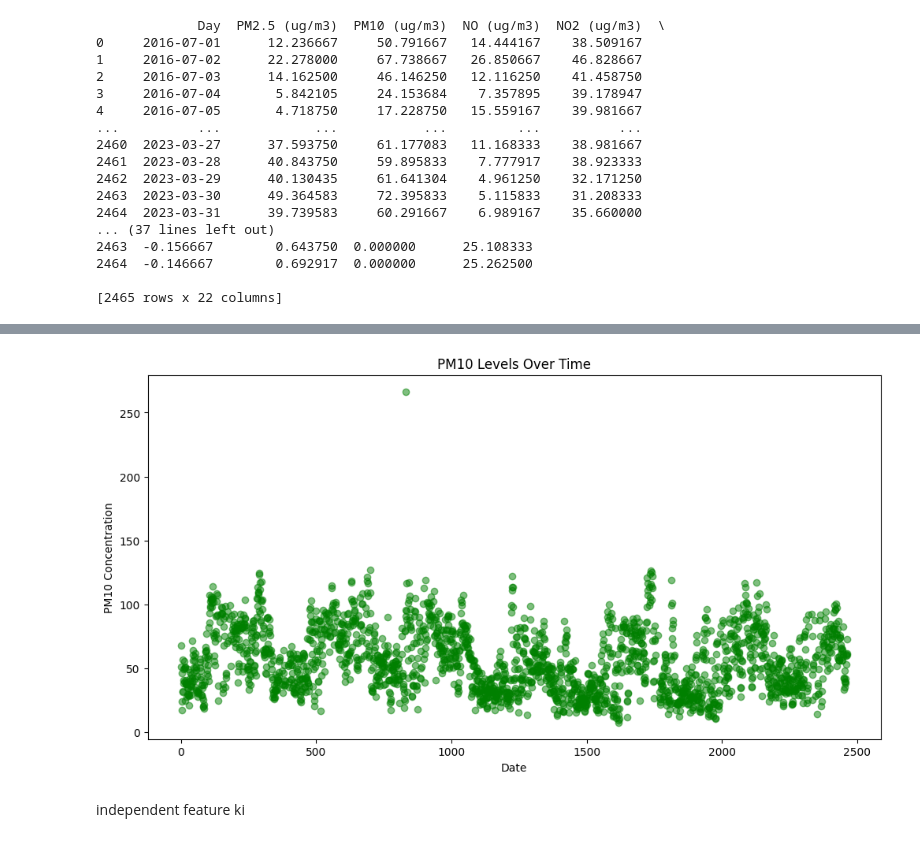
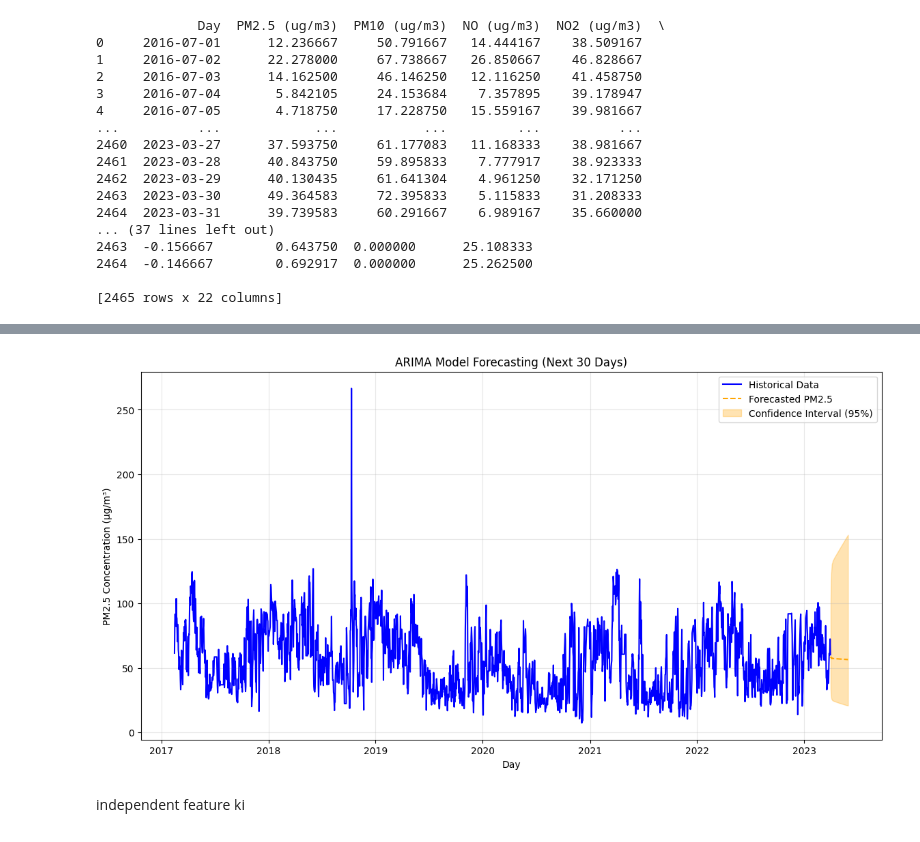
Before and after one commit to akhileshmanukonda/Air-quality-project-, a Jupyter notebook: Data_science_project.ipynb, the cells around one changed output, grey strips where cells are left out. Saved outputs shown, nothing was run; the diff lists cells and outputs as text; code cells hidden in the pictures.

```diff
--- a/Data_science_project.ipynb
+++ b/Data_science_project.ipynb
@@ -96,13 +95,23 @@ plt.show()
-# %%
-plt.figure(figsize=(12, 6))
-plt.scatter(daily_report.index, daily_report['PM10 (ug/m3)'], alpha=0.5,\
-            color='green')
-plt.title('PM10 Levels Over Time')
-plt.xlabel('Date')
-plt.ylabel('PM10 Concentration')
-plt.show()
-# %% [output]
-[figure, removed]
+# %%
+plt.figure(figsize=(14, 7))
+plt.plot(daily_report['Day'], np.exp(daily_report['daily_report_log']), label='Historical Data', color='blue')
+plt.plot(forecast_index, forecast_values, label='Forecasted PM2.5', color='orange', linestyle='--')
+plt.fill_between(
+    forecast_index,
+    forecast_ci_lower,
+    forecast_ci_upper,
+    color='orange',
+    alpha=0.3,
+    label='Confidence Interval (95%)'
+)
+plt.title('ARIMA Model Forecasting (Next 30 Days)')
+plt.xlabel('Day')
+plt.ylabel('PM2.5 Concentration (µg/m³)')
+plt.legend()
+plt.grid(alpha=0.3)
+plt.show()
+# %% [output]
+[figure, added]
 # %% [markdown]
 independent feature ki
 # %%
```
Also changed, not shown: parts of 47 cells of this notebook.
